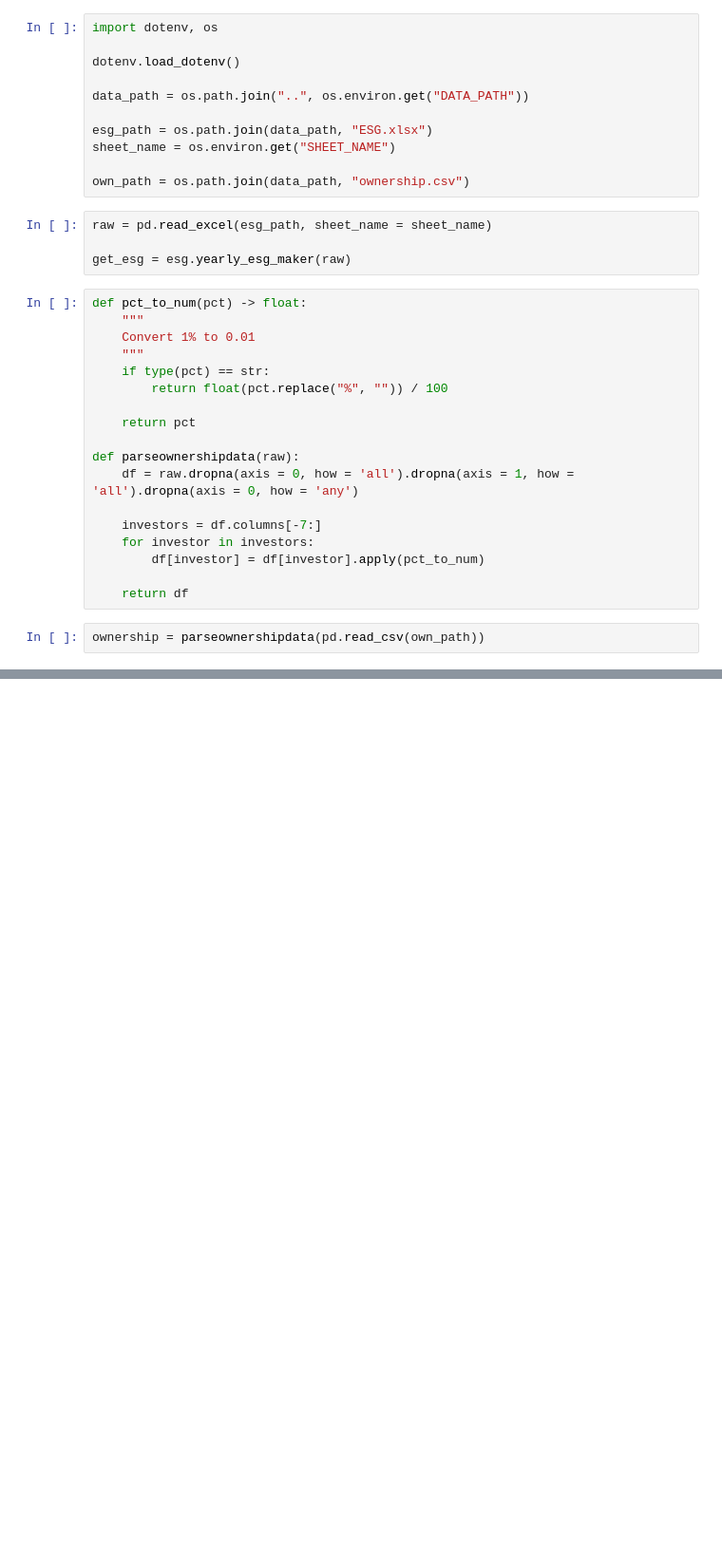
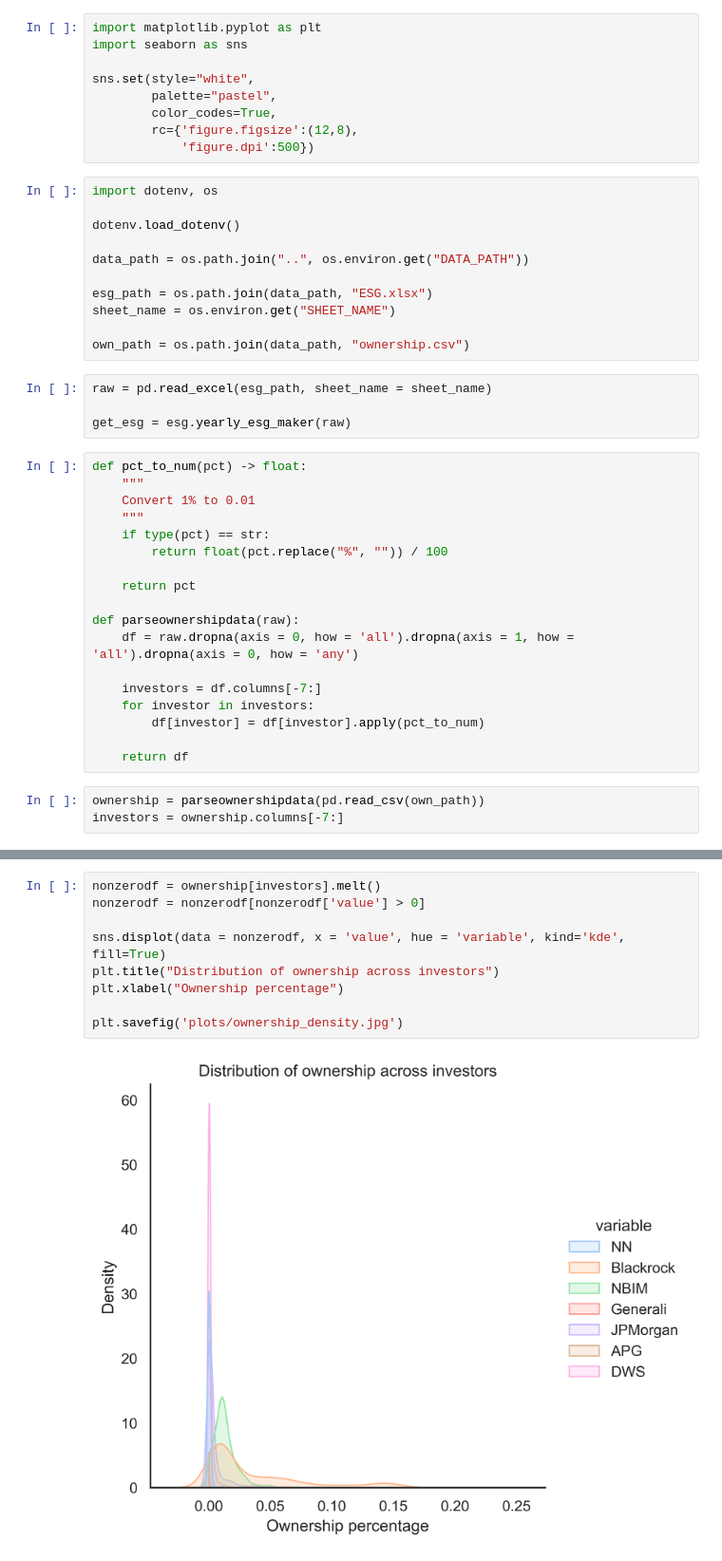
Before and after one commit to NoFishLikeIan/nlp-financial-env, a Jupyter notebook: ownership/analysis.ipynb, the cells around one changed output, grey strips where cells are left out. Shown at 95% size. Drawn from its saved outputs; the diff is of its cells as text; blank space fills up the shorter version.

Commit message:
🧑‍🎨 ownership distribution plot

```diff
--- a/ownership/analysis.ipynb
+++ b/ownership/analysis.ipynb
@@ -8,3 +6,12 @@ import matplotlib.pyplot as plt
+# %%
+import matplotlib.pyplot as plt
+import seaborn as sns
+
+sns.set(style="white",
+        palette="pastel",
+        color_codes=True,
+        rc={'figure.figsize':(12,8),
+            'figure.dpi':500})
 # %%
 import dotenv, os
 
@@ -40,3 +47,4 @@ def parseownershipdata(raw):
     return df
 # %%
 ownership = parseownershipdata(pd.read_csv(own_path))
+investors = ownership.columns[-7:]
@@ -57,0 +51,11 @@ ownership = parseownershipdata(pd.read_csv(own_path))
+# %%
+nonzerodf = ownership[investors].melt()
+nonzerodf = nonzerodf[nonzerodf['value'] > 0]
+
+sns.displot(data = nonzerodf, x = 'value', hue = 'variable', kind='kde', fill=True)
+plt.title("Distribution of ownership across investors")
+plt.xlabel("Ownership percentage")
+
+plt.savefig('plots/ownership_density.jpg')
+# %% [output]
+[figure, added]
```
Also changed, not shown: parts of 2 cells of this notebook.
